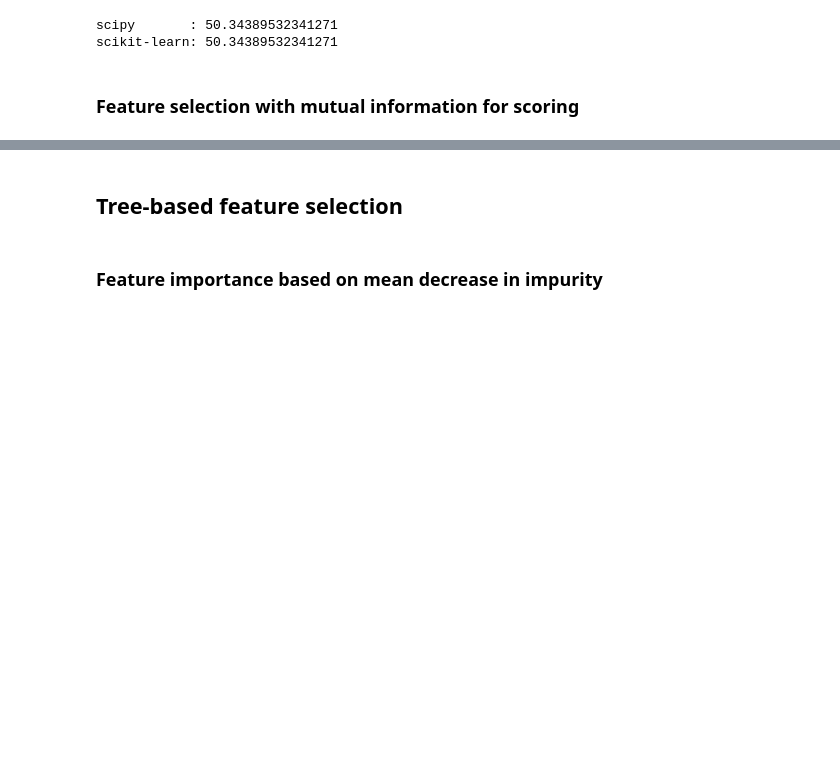
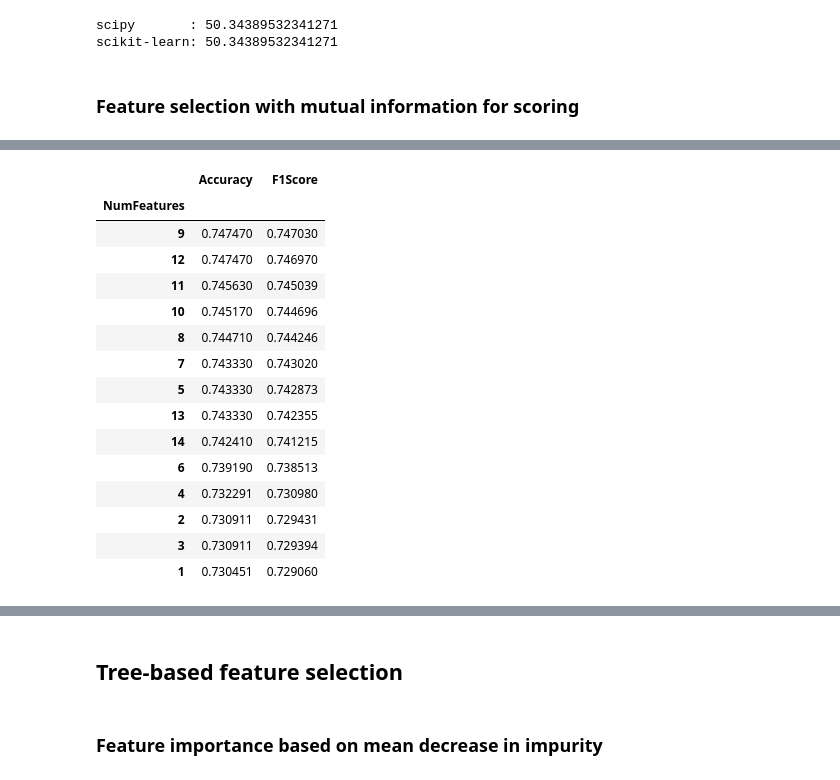
Before and after one commit to mwoitek/spaceship-titanic, a Jupyter notebook: notebooks/feature_selection.ipynb, the cells around one changed output, grey strips where cells are left out. Cells and saved outputs as stored; diff of their text form; code cells hidden in the pictures; blank space fills up the shorter version.

```diff
--- a/notebooks/feature_selection.ipynb
+++ b/notebooks/feature_selection.ipynb
@@ -237,0 +264,26 @@ display(mi_df)
+# %%
+feature_sets = []
+accs = []
+f1_scores = []
+
+max_features = len(feature_names)
+for num_features in range(1, max_features + 1):
+    selector = SelectKBest(mutual_info_classif, k=num_features).fit(X_train, y_train)
+    selector = cast(SelectKBest, selector)
+
+    idx = selector.get_support(indices=True)
+    feature_set = selector.feature_names_in_[idx]
+    feature_sets.append(feature_set)
+
+    X_train_new = selector.transform(X_train)
+    X_test_new = selector.transform(X_test)
+
+    clf = GradientBoostingClassifier(random_state=333).fit(X_train_new, y_train)
+    clf = cast(GradientBoostingClassifier, clf)
+
+    acc = clf.score(X_test_new, y_test)
+    accs.append(acc)
+
+    y_pred = clf.predict(X_test_new)
+    f1 = f1_score(y_test, y_pred, average="weighted")
+    f1_scores.append(f1)
@@ -237,0 +357,20 @@ display(mi_df)
+# %%
+metrics_df = metrics_df.sort_values(by=["Accuracy", "F1Score"], ascending=[False, False])
+metrics_df
+# %% [output]
+|  | Accuracy | F1Score |
+| NumFeatures |  |  |
+| 9 | 0.747470 | 0.747030 |
+| 12 | 0.747470 | 0.746970 |
+| 11 | 0.745630 | 0.745039 |
+| 10 | 0.745170 | 0.744696 |
+| 8 | 0.744710 | 0.744246 |
+| 7 | 0.743330 | 0.743020 |
+| 5 | 0.743330 | 0.742873 |
+| 13 | 0.743330 | 0.742355 |
+| 14 | 0.742410 | 0.741215 |
+| 6 | 0.739190 | 0.738513 |
+| 4 | 0.732291 | 0.730980 |
+| 2 | 0.730911 | 0.729431 |
+| 3 | 0.730911 | 0.729394 |
+| 1 | 0.730451 | 0.729060 |
```
Also changed, not shown: parts of 8 cells of this notebook, 1 other file.
